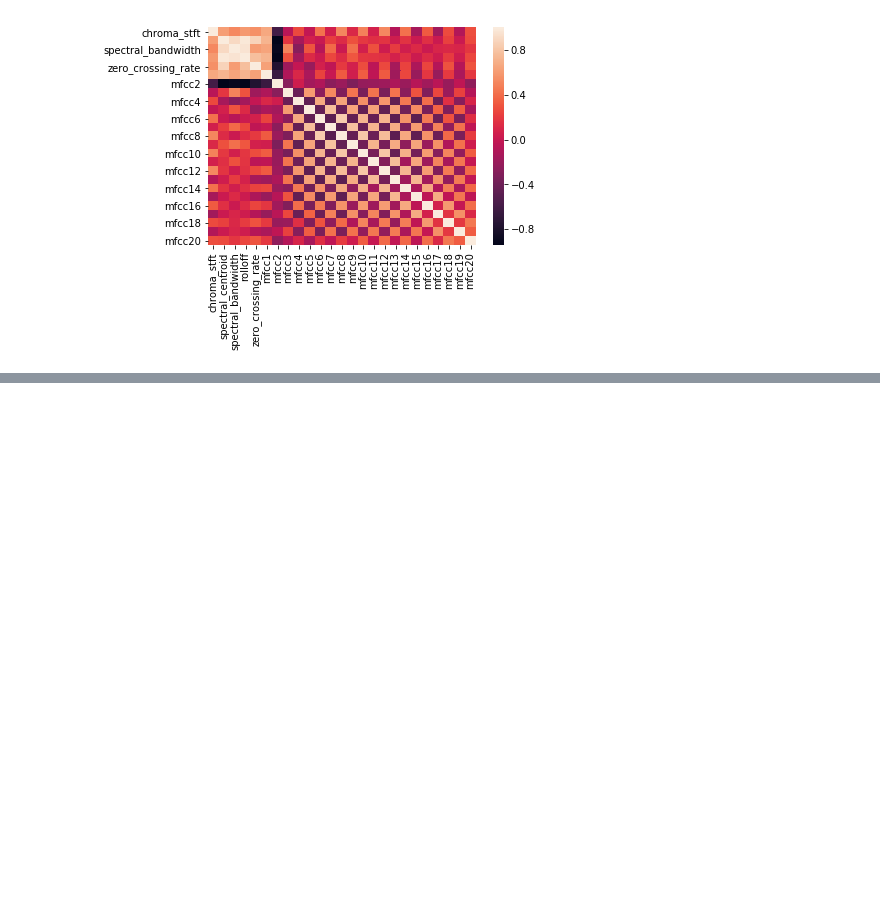
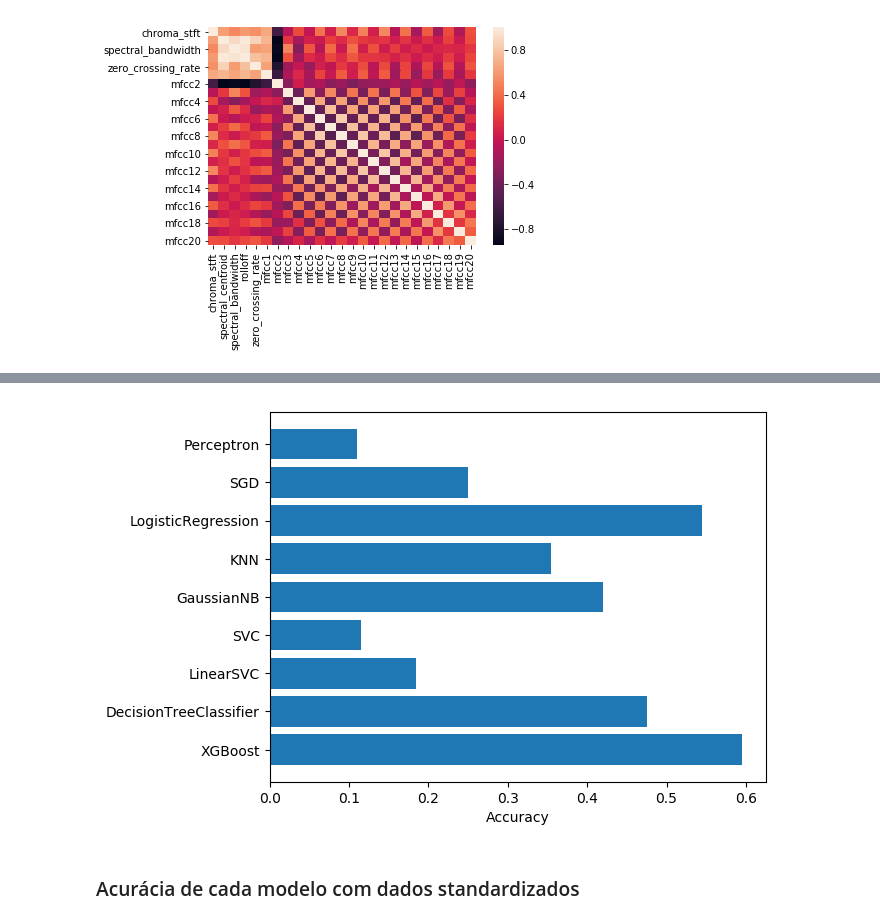
Before and after one commit to AAntunesNDS/genreClassification, a Jupyter notebook: GenreClassification.ipynb, the cells around one changed output, grey strips where cells are left out. Cells and saved outputs as stored; diff of their text form; code cells hidden in the pictures; blank space fills up the shorter version.

```diff
--- a/GenreClassification.ipynb
+++ b/GenreClassification.ipynb
@@ -178,0 +260,14 @@ plt.show()
+# %%
+Per = Perceptron()
+SGD = SGDClassifier()
+Log = LogisticRegression()
+KNN = KNeighborsClassifier()
+Gau = GaussianNB()
+SVC = SVC()
+LinearSVC = LinearSVC()
+DTC = DecisionTreeClassifier()
+xgboostingCLF = xgb.XGBClassifier()
+
+
+classifiers = [Per, SGD, Log, KNN, Gau, SVC, LinearSVC, DTC, xgboostingCLF]
+classifiersNames = ['Perceptron', 'SGD', 'LogisticRegression', 'KNN', 'GaussianNB', 'SVC', 'LinearSVC', 'DecisionTreeClassifier', 'XGBoost']
@@ -178,0 +276,12 @@ plt.show()
+# %%
+warnings.simplefilter('ignore')
+
+results1 = []
+
+a = 0
+for clf in classifiers:
+    clf.fit(x_train, y_train)
+    y_pred = clf.predict(x_test)
+    results1.append(acc(y_pred, y_test))
+    print(classifiersNames[a],' : ', acc(y_pred, y_test))
+    a = a + 1
@@ -178,0 +298,22 @@ plt.show()
+# %%
+def makeGraph(result):
+    plt.rcdefaults()
+    fig, ax = plt.subplots()
+
+    # Example data
+    class_names = [i for i in classifiersNames]
+    y_pos = np.arange(len(class_names))
+
+    ax.barh(y_pos, result, align='center')
+    ax.set_yticks(y_pos)
+    ax.set_yticklabels(class_names)
+    ax.invert_yaxis()  # labels read top-to-bottom
+    ax.set_xlabel('Accuracy')
+
+    return plt.show()
+
+makeGraph(results1)
+# %% [output]
+[figure, added]
+# %% [markdown]
+### Acurácia de cada modelo com dados standardizados
```
Also changed, not shown: parts of 59 cells of this notebook, 5 other files.
